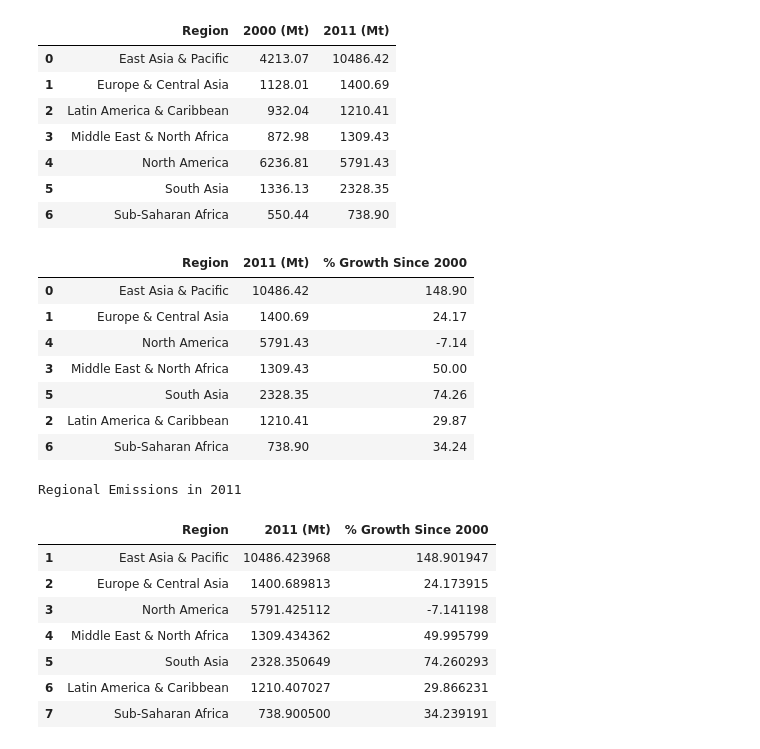
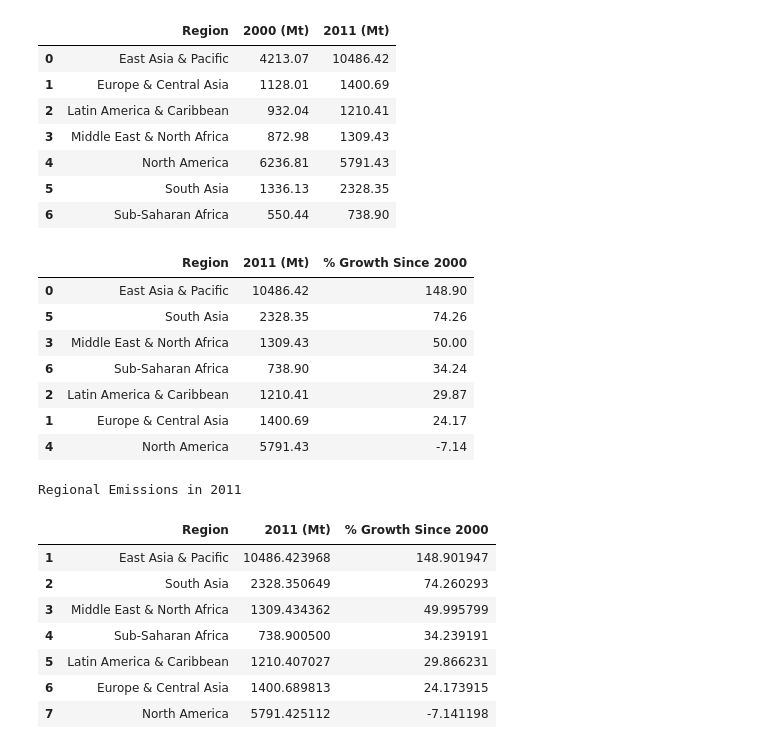
Before and after one commit to sanaullah525/Global-CO2-Emissions-Data-Analysis-Project, a Jupyter notebook: datapr.ipynb, the cells around one changed output. Drawn from its saved outputs; the diff is of its cells as text; code cells hidden in the pictures.

```diff
--- a/datapr.ipynb
+++ b/datapr.ipynb
@@ -390,33 +390,33 @@ agg_df
 # %%
 # Calculate % growth since 2000
 
 agg_df['% Growth Since 2000'] = ((agg_df['2011 (Mt)'] - agg_df['2000 (Mt)']) / agg_df['2000 (Mt)']) * 100
 
 # Keep Excel-like order
 regions_order = [
     "East Asia & Pacific",
     "Europe & Central Asia",
     "North America",
     "Middle East & North Africa",
     "South Asia",
     "Latin America & Caribbean",
     "Sub-Saharan Africa"
 ]
-agg_df['Region'] = pd.Categorical(agg_df['Region'], categories=regions_order, ordered=True)
-agg_df = agg_df.sort_values('Region')
+agg_df['Region'] = pd.Categorical(agg_df['Region'], categories=regions_order)
+agg_df = agg_df.sort_values(by= '% Growth Since 2000', ascending= False)
 
 # Keep only the three necessary columns
 agg_df = agg_df[['Region', '2011 (Mt)', '% Growth Since 2000']]
 agg_df
 # %% [output]
 |  | Region | 2011 (Mt) | % Growth Since 2000 |
 | 0 | East Asia & Pacific | 10486.42 | 148.90 |
+| 5 | South Asia | 2328.35 | 74.26 |
+| 3 | Middle East & North Africa | 1309.43 | 50.00 |
+| 6 | Sub-Saharan Africa | 738.90 | 34.24 |
+| 2 | Latin America & Caribbean | 1210.41 | 29.87 |
 | 1 | Europe & Central Asia | 1400.69 | 24.17 |
 | 4 | North America | 5791.43 | -7.14 |
-| 3 | Middle East & North Africa | 1309.43 | 50.00 |
-| 5 | South Asia | 2328.35 | 74.26 |
-| 2 | Latin America & Caribbean | 1210.41 | 29.87 |
-| 6 | Sub-Saharan Africa | 738.90 | 34.24 |
 # %%
 # Reset index starting from 1
 agg_df = agg_df.reset_index(drop=True)
@@ -429,9 +429,9 @@ agg_df
 Regional Emissions in 2011
 |  | Region | 2011 (Mt) | % Growth Since 2000 |
 | 1 | East Asia & Pacific | 10486.423968 | 148.901947 |
-| 2 | Europe & Central Asia | 1400.689813 | 24.173915 |
-| 3 | North America | 5791.425112 | -7.141198 |
-| 4 | Middle East & North Africa | 1309.434362 | 49.995799 |
-| 5 | South Asia | 2328.350649 | 74.260293 |
-| 6 | Latin America & Caribbean | 1210.407027 | 29.866231 |
-| 7 | Sub-Saharan Africa | 738.900500 | 34.239191 |
+| 2 | South Asia | 2328.350649 | 74.260293 |
+| 3 | Middle East & North Africa | 1309.434362 | 49.995799 |
+| 4 | Sub-Saharan Africa | 738.900500 | 34.239191 |
+| 5 | Latin America & Caribbean | 1210.407027 | 29.866231 |
+| 6 | Europe & Central Asia | 1400.689813 | 24.173915 |
+| 7 | North America | 5791.425112 | -7.141198 |
```
Also changed, not shown: parts of 1 cell of this notebook.
